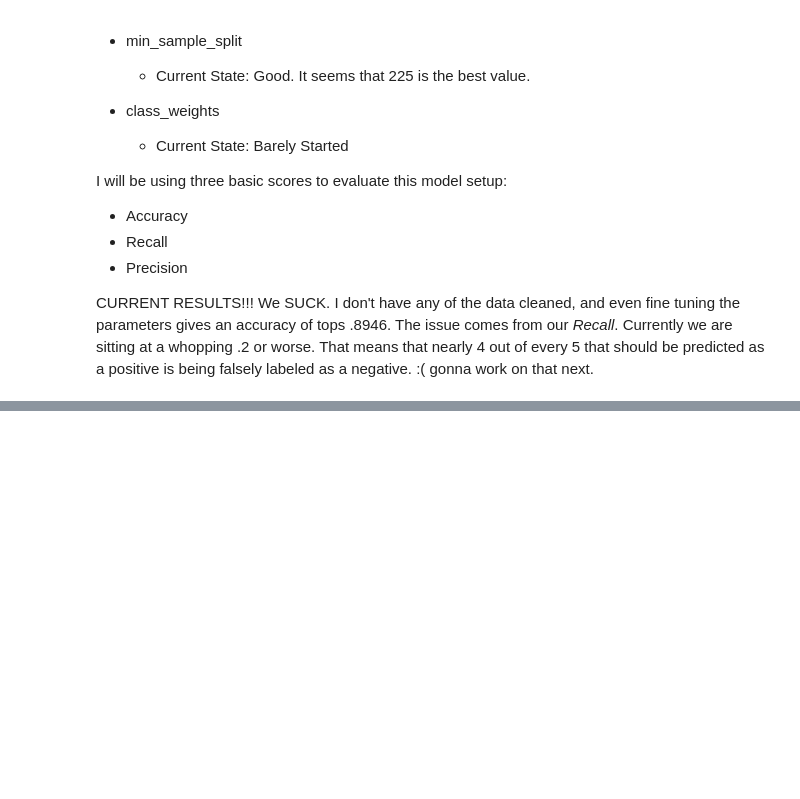
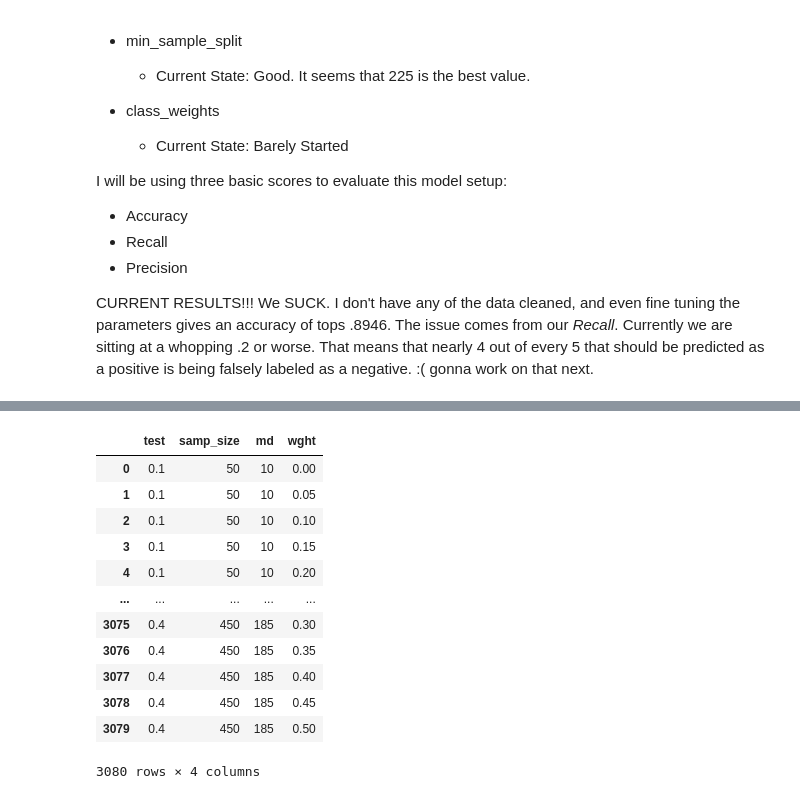
Before and after one commit to levi-wj/bank_case_study, a Jupyter notebook: Joseph's Stuff/Josephs_Notes.ipynb, the cells around one changed output, grey strips where cells are left out. Drawn from its saved outputs; the diff is of its cells as text; code cells hidden in the pictures; blank space fills up the shorter version.

```diff
--- a/Joseph's Stuff/Josephs_Notes.ipynb
+++ b/Joseph's Stuff/Josephs_Notes.ipynb
@@ -164,0 +140,3 @@ plt.show()
+# %%
+df = df.drop_duplicates()
+df["y"].value_counts()
@@ -164,0 +255,24 @@ plt.show()
+# %%
+full = []
+for test in np.arange(.1, .4, .05):
+    for samp_size in range(50, 500, 100):
+        for md in range(10, 200, 25):
+            for wght in np.arange(.0, .55, .05):
+                nummies = [test, samp_size, md, wght]
+                full.append(nummies)
+
+pd.DataFrame(full, columns=["test", "samp_size", "md", "wght"])
+# %% [output]
+|  | test | samp_size | md | wght |
+| 0 | 0.1 | 50 | 10 | 0.00 |
+| 1 | 0.1 | 50 | 10 | 0.05 |
+| 2 | 0.1 | 50 | 10 | 0.10 |
+| 3 | 0.1 | 50 | 10 | 0.15 |
+| 4 | 0.1 | 50 | 10 | 0.20 |
+| ... | ... | ... | ... | ... |
+| 3075 | 0.4 | 450 | 185 | 0.30 |
+| 3076 | 0.4 | 450 | 185 | 0.35 |
+| 3077 | 0.4 | 450 | 185 | 0.40 |
+| 3078 | 0.4 | 450 | 185 | 0.45 |
+| 3079 | 0.4 | 450 | 185 | 0.50 |
+3080 rows × 4 columns
```
Also changed, not shown: parts of 16 cells of this notebook, 3 other files.
